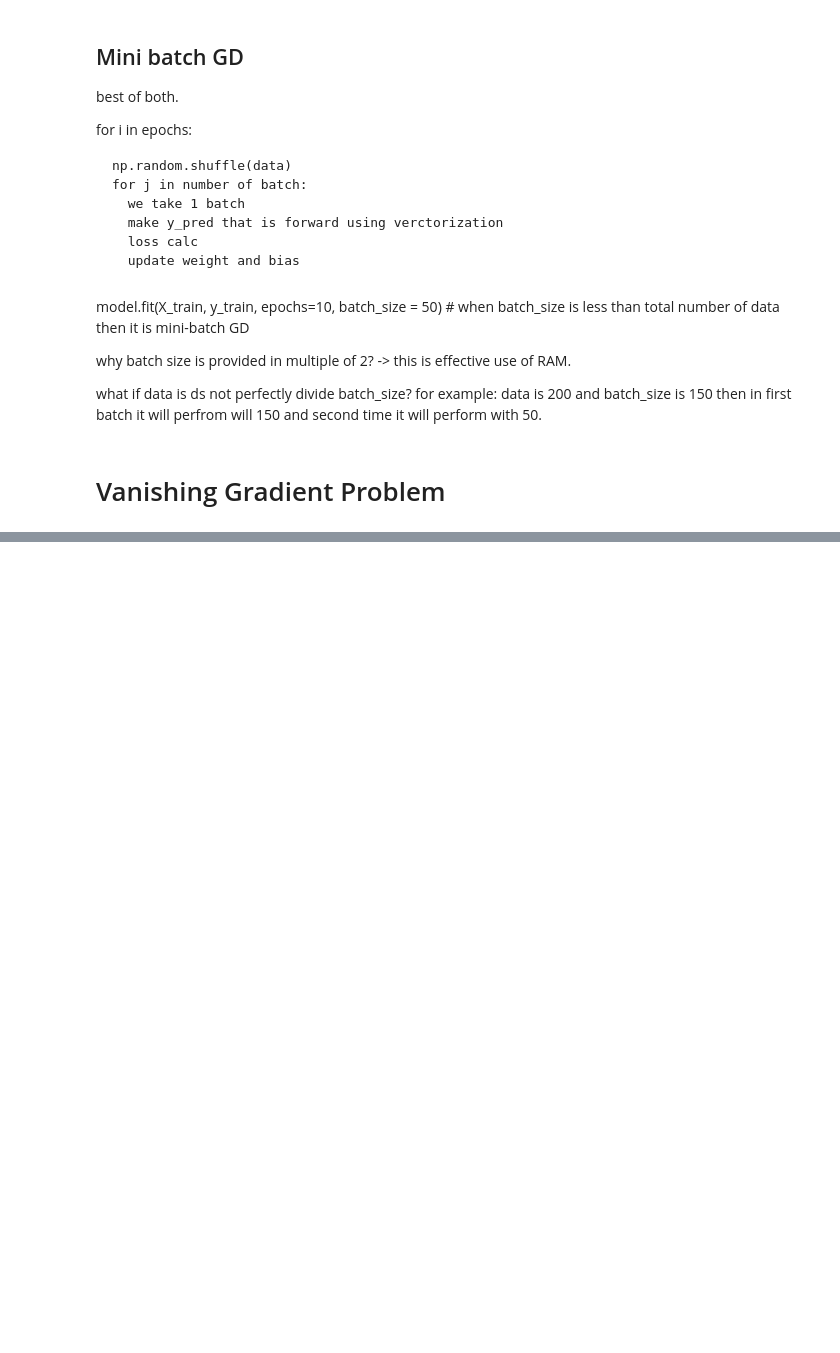
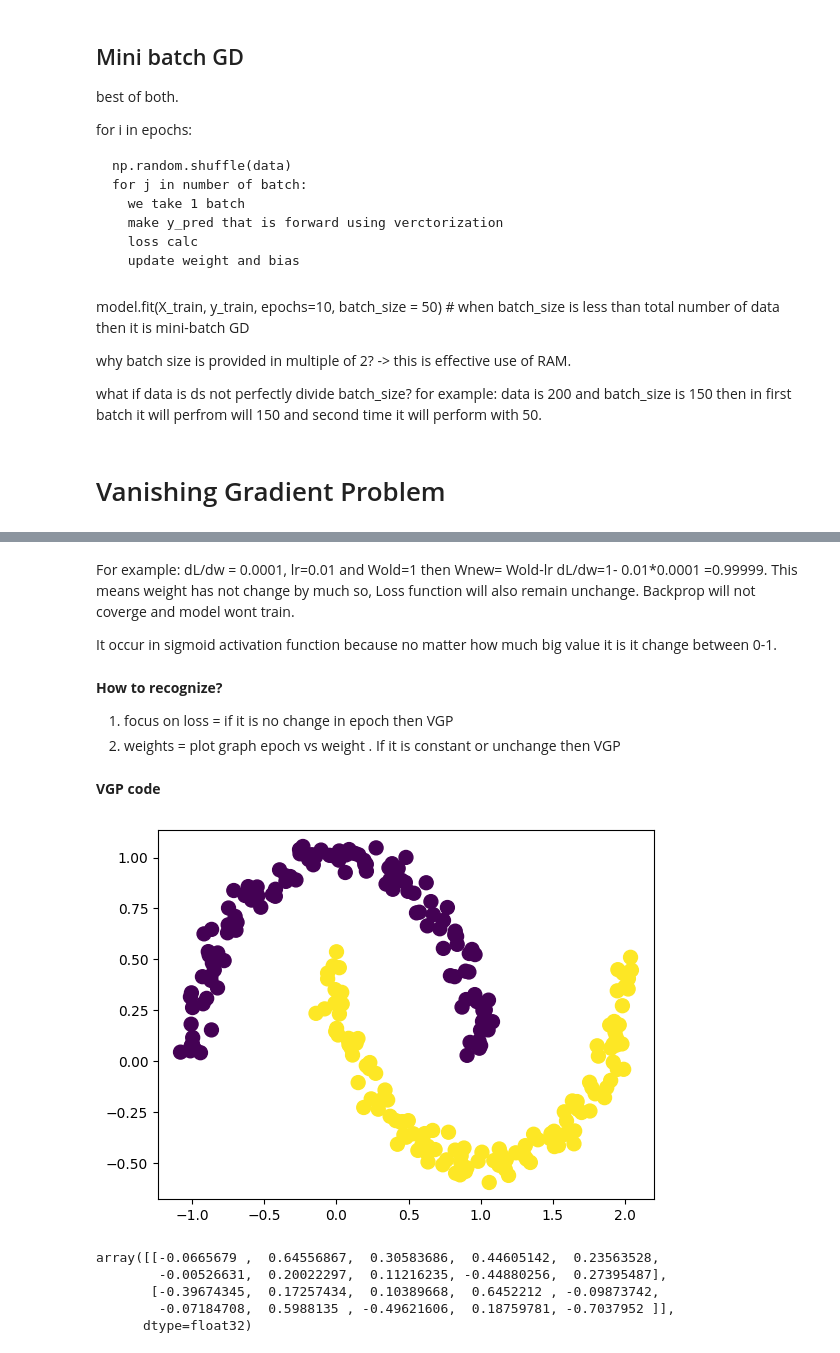
Before and after one commit to Avit-hodibu/Artificial-Neural-Network-, a Jupyter notebook: ANN.ipynb, the cells around one changed output, grey strips where cells are left out. Saved outputs shown, nothing was run; the diff lists cells and outputs as text; code cells hidden in the pictures; blank space fills up the shorter version.

```diff
--- a/ANN.ipynb
+++ b/ANN.ipynb
@@ -1692,0 +1702,11 @@ what if data is ds not perfectly divide batch_size? for example: data is 200 and
+# %% [markdown]
+For example: dL/dw = 0.0001, lr=0.01 and Wold=1 then Wnew= Wold-lr dL/dw=1- 0.01*0.0001 =0.99999. This means weight has not change by much so, Loss function will also remain unchange. Backprop will not coverge and model wont train.
+
+It occur in sigmoid activation function because no matter how much big value it is it change between 0-1.
+# %% [markdown]
+**How to recognize?**
+
+1. focus on loss = if it is no change in epoch then VGP
+2. weights = plot graph epoch vs weight . If it is constant or unchange then VGP
+# %% [markdown]
+**VGP code**
@@ -1692,0 +1723,7 @@ what if data is ds not perfectly divide batch_size? for example: data is 200 and
+# %%
+X,y = make_moons(n_samples=250, noise=0.05, random_state=42)
+# %%
+plt.scatter(X[:,0],X[:,1], c=y, s=100)
+plt.show()
+# %% [output]
+[figure, added]
@@ -1692,0 +1747,8 @@ what if data is ds not perfectly divide batch_size? for example: data is 200 and
+# %%
+model.get_weights()[0]
+# %% [output]
+array([[-0.0665679 ,  0.64556867,  0.30583686,  0.44605142,  0.23563528,
+        -0.00526631,  0.20022297,  0.11216235, -0.44880256,  0.27395487],
+       [-0.39674345,  0.17257434,  0.10389668,  0.6452212 , -0.09873742,
+        -0.07184708,  0.5988135 , -0.49621606,  0.18759781, -0.7037952 ]],
+      dtype=float32)
```
Also changed, not shown: parts of 24 cells of this notebook.
